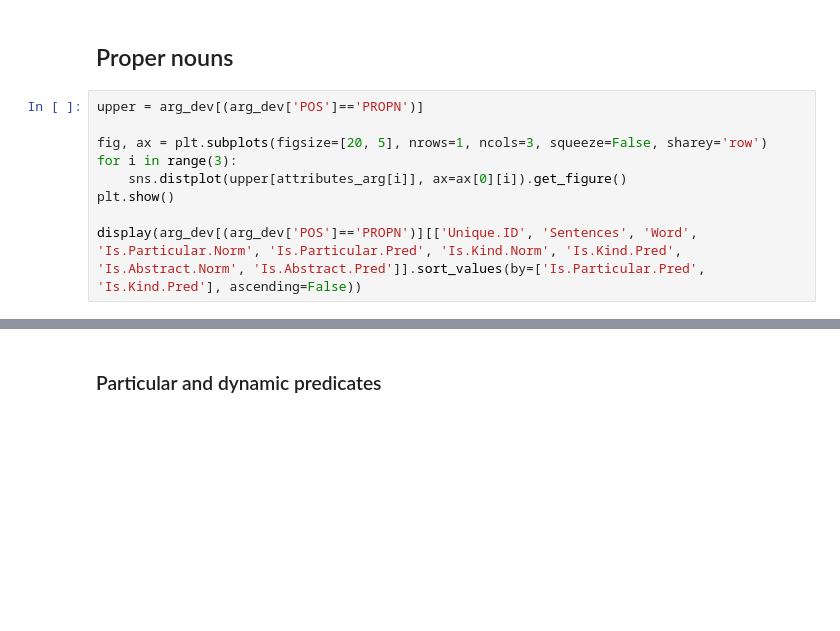
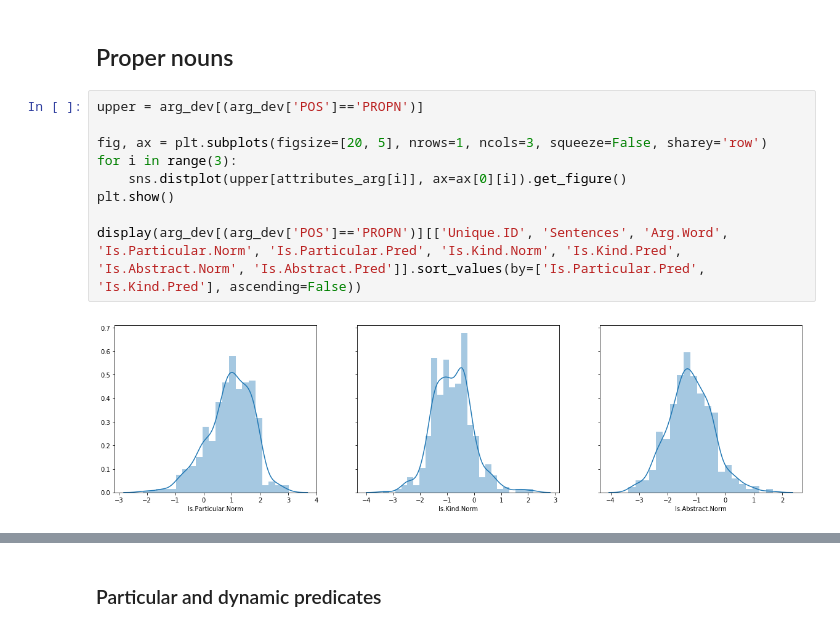
Before and after one commit to mdheller/factslab-python, a Jupyter notebook: bin/genericity_analysis.ipynb, the cells around one changed output, grey strips where cells are left out. Saved outputs shown, nothing was run; the diff lists cells and outputs as text; blank space fills up the shorter version.

```diff
--- a/bin/genericity_analysis.ipynb
+++ b/bin/genericity_analysis.ipynb
@@ -627,9 +639,11 @@ display(arg_dev[(arg_dev['Is.Particular.Norm']<-0.2) & (arg_dev['Is.Abstract.Nor
 # %%
 upper = arg_dev[(arg_dev['POS']=='PROPN')]
 
 fig, ax = plt.subplots(figsize=[20, 5], nrows=1, ncols=3, squeeze=False, sharey='row')
 for i in range(3):
     sns.distplot(upper[attributes_arg[i]], ax=ax[0][i]).get_figure()
 plt.show()
 
-display(arg_dev[(arg_dev['POS']=='PROPN')][['Unique.ID', 'Sentences', 'Word', 'Is.Particular.Norm', 'Is.Particular.Pred', 'Is.Kind.Norm', 'Is.Kind.Pred', 'Is.Abstract.Norm', 'Is.Abstract.Pred']].sort_values(by=['Is.Particular.Pred', 'Is.Kind.Pred'], ascending=False))
+display(arg_dev[(arg_dev['POS']=='PROPN')][['Unique.ID', 'Sentences', 'Arg.Word', 'Is.Particular.Norm', 'Is.Particular.Pred', 'Is.Kind.Norm', 'Is.Kind.Pred', 'Is.Abstract.Norm', 'Is.Abstract.Pred']].sort_values(by=['Is.Particular.Pred', 'Is.Kind.Pred'], ascending=False))
+# %% [output]
+[figure, added]
```
Also changed, not shown: parts of 29 cells of this notebook, 1 other file.
